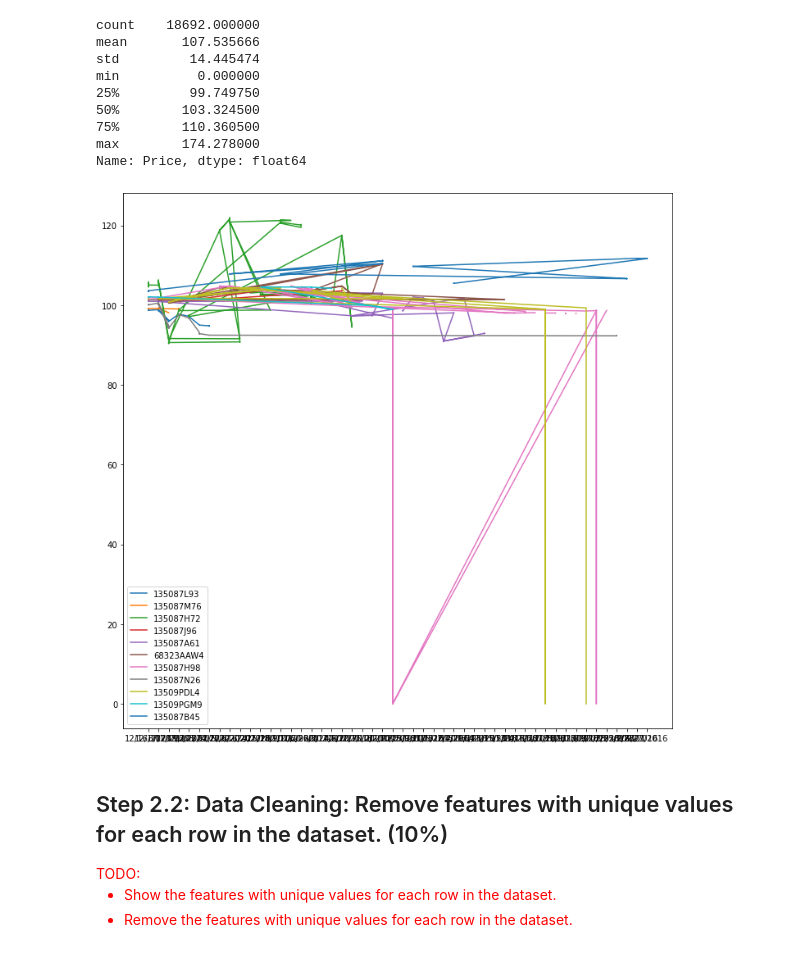
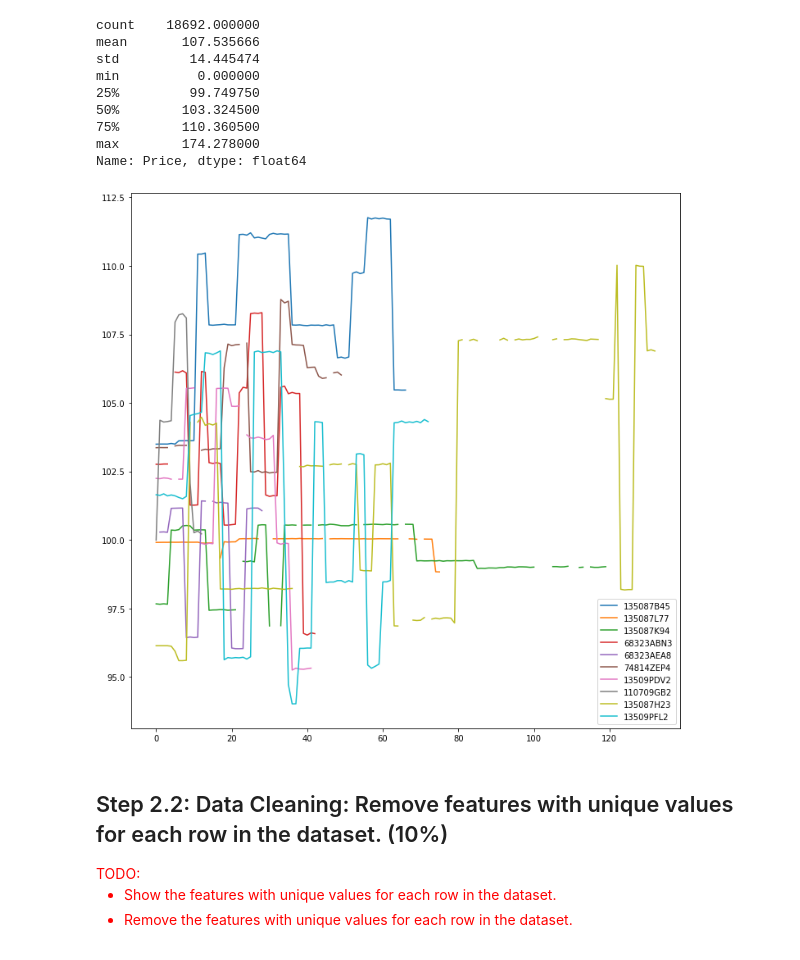
Before and after one commit to sslavescu/ET5003, a Jupyter notebook: ET5003_Etivity_1.ipynb, the cells around one changed output. Saved outputs shown, nothing was run; the diff lists cells and outputs as text; code cells hidden in the pictures.

```diff
--- a/ET5003_Etivity_1.ipynb
+++ b/ET5003_Etivity_1.ipynb
@@ -51,10 +51,11 @@ The provided dataset covers bond trading operations (buy and sell) on a financia
 # %% [markdown]
 The provided dataset can be loaded as following:
 # %%
+import numpy as np
 import pandas as pd
 import matplotlib.pyplot as plt
 
-url_dataset = "https://raw.githubusercontent.com/evassev/ET5003_SEM1_2022/main/Etivities/data/trade_combined.csv"
+url_dataset = "data/trade_combined.csv"
 df = pd.read_csv(url_dataset)
 
 df.head(10)
@@ -129,7 +130,7 @@ dtype: object
 | 75% | 1.0 | 1.657785e+06 | 1.0 | 4.000000e+06 | 1.0 | 110.360500 | 1.0 | 2.241000 | 1.0 | ... |
 | max | 1.0 | 2.314916e+06 | 1.0 | 2.500000e+08 | 1.0 | 174.278000 | 1.0 | 26.131000 | 1.0 | ... |
 # %%
-bonds = df.loc[df['SecurityType'] == 'BOND']['Symbol'].unique()
+bonds = df[df['SecurityType'] == 'BOND']['Symbol'].unique()
 # %%
 df['Price'].describe()
 # %% [output]
@@ -144,14 +145,14 @@ max        174.278000
 Name: Price, dtype: float64
 # %%
 plt.figure(figsize=(12,12))
-for i in range(0,11):
-    dfb = df.loc[df['Symbol'] == bonds[i]].loc[df['Side'] == 'BUY']
+for i in range(10,20):
+    dfb = df[(df['Symbol'] == bonds[i]) &(df['Side'] == 'BUY')]
     #print(dfb['SettlDate'].describe)
-    plt.plot(dfb['SettlDate'], dfb['Price'], label=bonds[i])
+    plt.plot(range(0, len(dfb)), dfb['Price'], label=bonds[i])
 plt.legend()
 plt.show()
 # %% [output]
-[figure, old version]
+[figure, new version]
 # %% [markdown]
 ## Step 2.2: Data Cleaning: Remove features with unique values for each row in the dataset. (10%)
 <span style="color:red">
```
Also changed, not shown: parts of 11 cells of this notebook.
